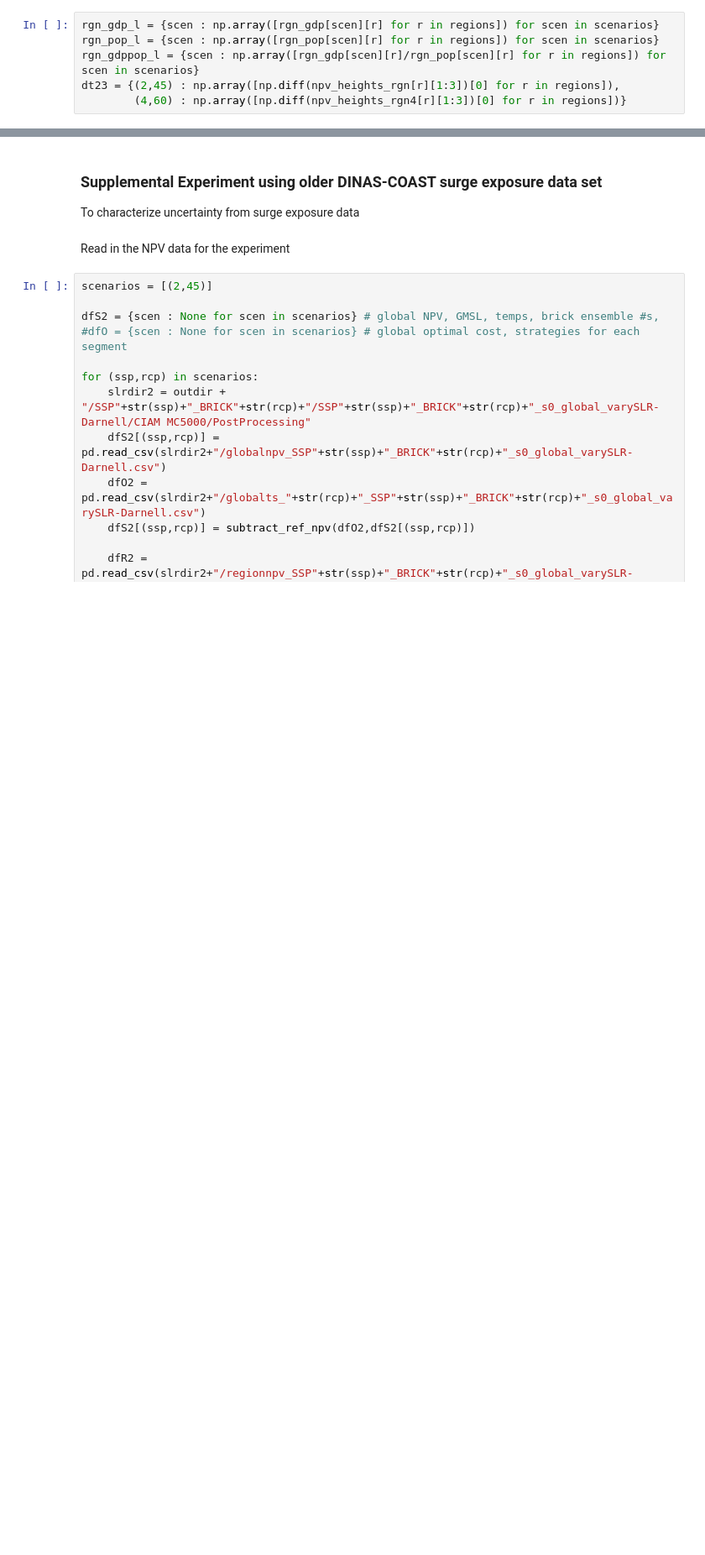
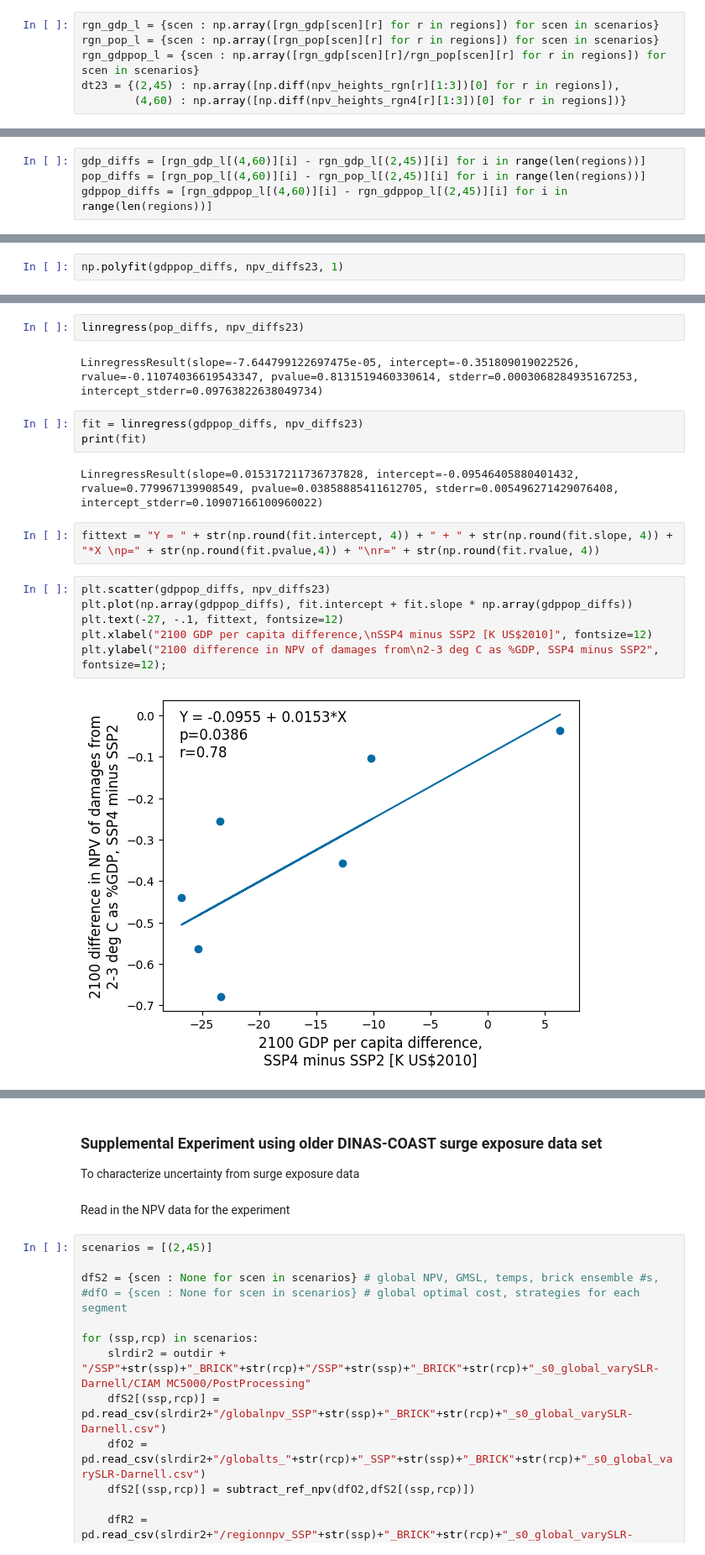
Before and after one commit to raddleverse/tempthresholds, a Jupyter notebook: analysis_darnell.ipynb, the cells around one changed output, grey strips where cells are left out. Shown at 84% size. Cells and saved outputs as stored; diff of their text form; blank space fills up the shorter version.

```diff
--- a/analysis_darnell.ipynb
+++ b/analysis_darnell.ipynb
@@ -813,0 +749,4 @@ plt.scatter(rgn_gdp_l[(2,45)]-rgn_gdp_l[(4,60)], dt23[scen], color="black")
+# %%
+gdp_diffs = [rgn_gdp_l[(4,60)][i] - rgn_gdp_l[(2,45)][i] for i in range(len(regions))]
+pop_diffs = [rgn_pop_l[(4,60)][i] - rgn_pop_l[(2,45)][i] for i in range(len(regions))]
+gdppop_diffs = [rgn_gdppop_l[(4,60)][i] - rgn_gdppop_l[(2,45)][i] for i in range(len(regions))]
@@ -813,0 +757,2 @@ plt.scatter(rgn_gdp_l[(2,45)]-rgn_gdp_l[(4,60)], dt23[scen], color="black")
+# %%
+np.polyfit(gdppop_diffs, npv_diffs23, 1)
@@ -813,0 +765,19 @@ plt.scatter(rgn_gdp_l[(2,45)]-rgn_gdp_l[(4,60)], dt23[scen], color="black")
+# %%
+linregress(pop_diffs, npv_diffs23)
+# %% [output]
+LinregressResult(slope=-7.644799122697475e-05, intercept=-0.351809019022526, rvalue=-0.11074036619543347, pvalue=0.8131519460330614, stderr=0.0003068284935167253, intercept_stderr=0.09763822638049734)
+# %%
+fit = linregress(gdppop_diffs, npv_diffs23)
+print(fit)
+# %% [output]
+LinregressResult(slope=0.015317211736737828, intercept=-0.09546405880401432, rvalue=0.779967139908549, pvalue=0.03858885411612705, stderr=0.005496271429076408, intercept_stderr=0.10907166100960022)
+# %%
+fittext = "Y = " + str(np.round(fit.intercept, 4)) + " + " + str(np.round(fit.slope, 4)) + "*X \np=" + str(np.round(fit.pvalue,4)) + "\nr=" + str(np.round(fit.rvalue, 4))
+# %%
+plt.scatter(gdppop_diffs, npv_diffs23)
+plt.plot(np.array(gdppop_diffs), fit.intercept + fit.slope * np.array(gdppop_diffs))
+plt.text(-27, -.1, fittext, fontsize=12)
+plt.xlabel("2100 GDP per capita difference,\nSSP4 minus SSP2 [K US$2010]", fontsize=12)
+plt.ylabel("2100 difference in NPV of damages from\n2-3 deg C as %GDP, SSP4 minus SSP2", fontsize=12);
+# %% [output]
+[figure, added]
```
Also changed, not shown: parts of 29 cells of this notebook, 1 other file.
